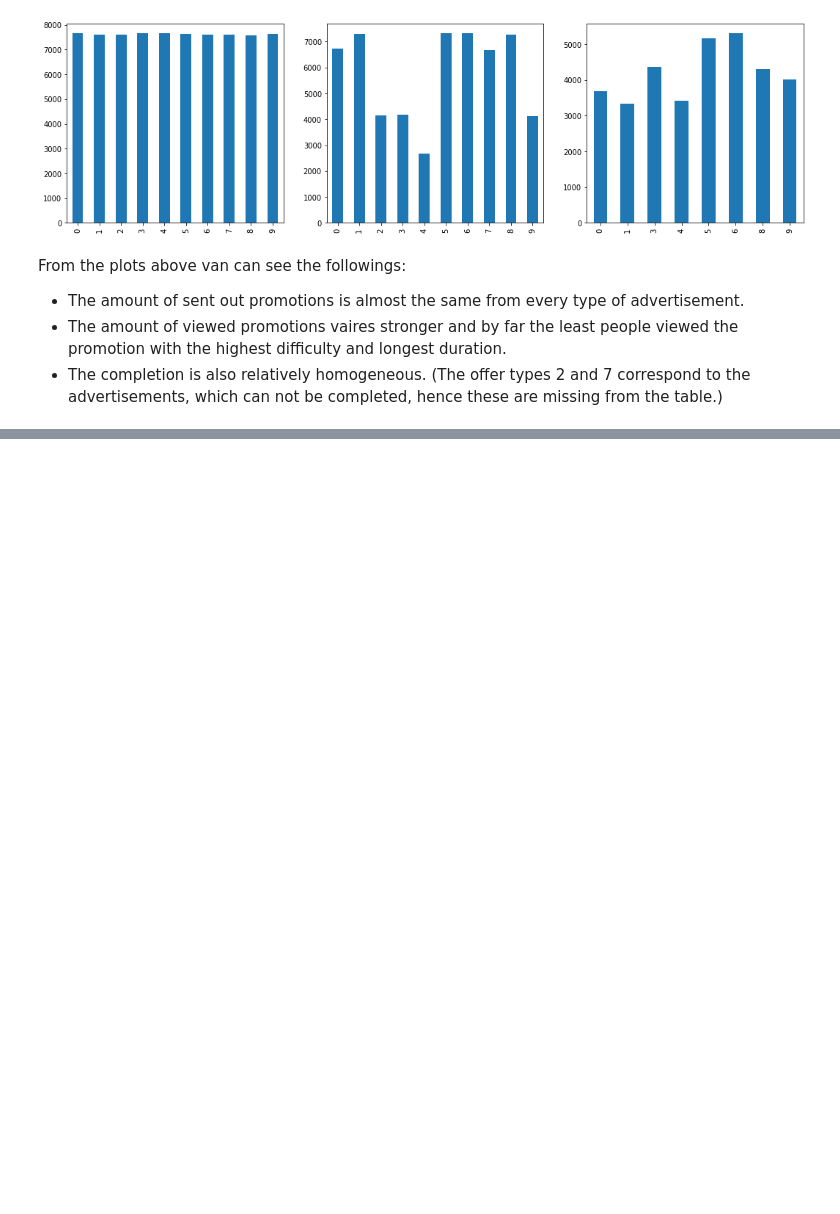
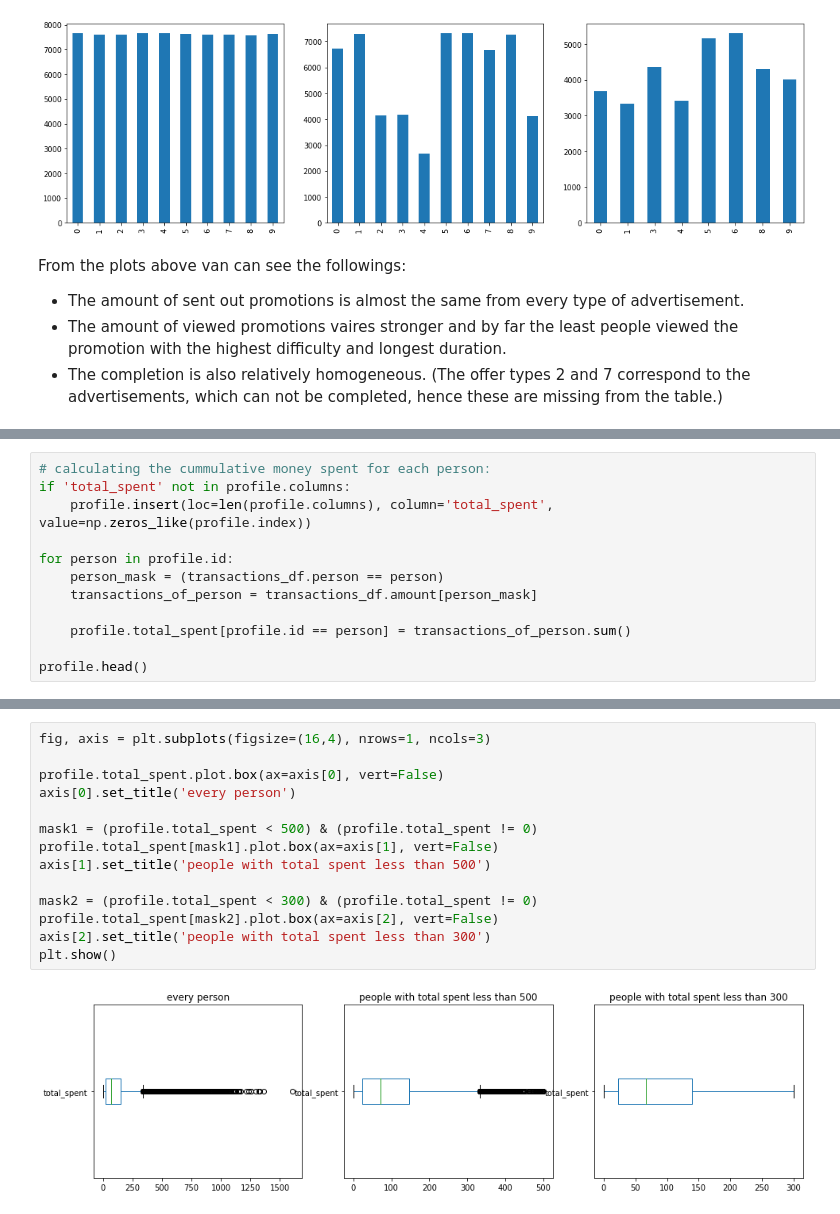
Before and after one commit to ferenctorok/starbucks_capstone_challenge, a Jupyter notebook: data_exploration.ipynb, the cells around one changed output, grey strips where cells are left out. Cells and saved outputs as stored; diff of their text form; blank space fills up the shorter version.

```diff
--- a/data_exploration.ipynb
+++ b/data_exploration.ipynb
@@ -336,0 +309,12 @@ df.a.iloc[1]
+# %%
+# calculating the cummulative money spent for each person:
+if 'total_spent' not in profile.columns:
+    profile.insert(loc=len(profile.columns), column='total_spent', value=np.zeros_like(profile.index))
+
+for person in profile.id:
+    person_mask = (transactions_df.person == person)
+    transactions_of_person = transactions_df.amount[person_mask]
+
+    profile.total_spent[profile.id == person] = transactions_of_person.sum()
+
+profile.head()
@@ -336,0 +353,16 @@ df.a.iloc[1]
+# %%
+fig, axis = plt.subplots(figsize=(16,4), nrows=1, ncols=3)
+
+profile.total_spent.plot.box(ax=axis[0], vert=False)
+axis[0].set_title('every person')
+
+mask1 = (profile.total_spent < 500) & (profile.total_spent != 0)
+profile.total_spent[mask1].plot.box(ax=axis[1], vert=False)
+axis[1].set_title('people with total spent less than 500')
+
+mask2 = (profile.total_spent < 300) & (profile.total_spent != 0)
+profile.total_spent[mask2].plot.box(ax=axis[2], vert=False)
+axis[2].set_title('people with total spent less than 300')
+plt.show()
+# %% [output]
+[figure, added]
```
Also changed, not shown: parts of 12 cells of this notebook.
